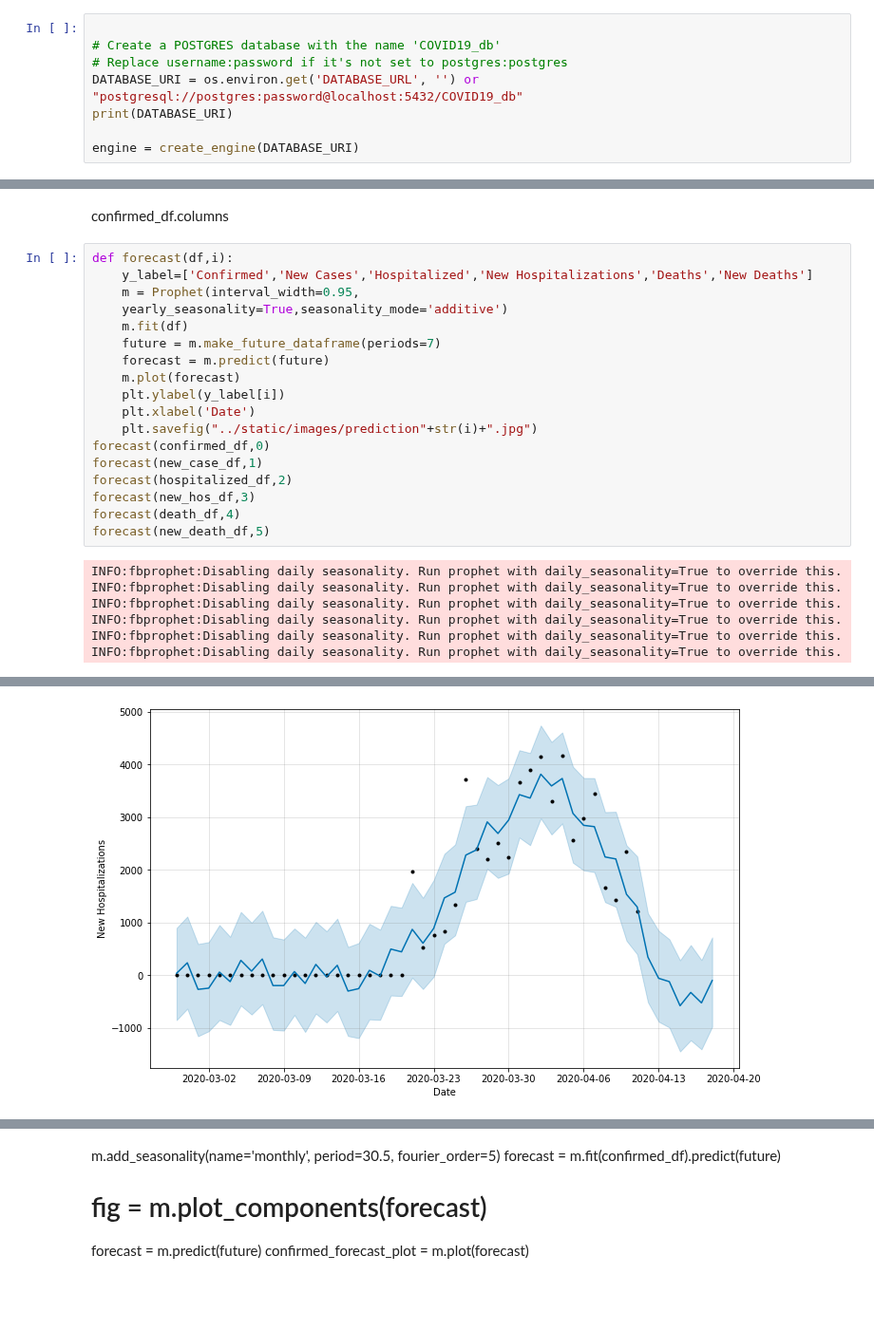
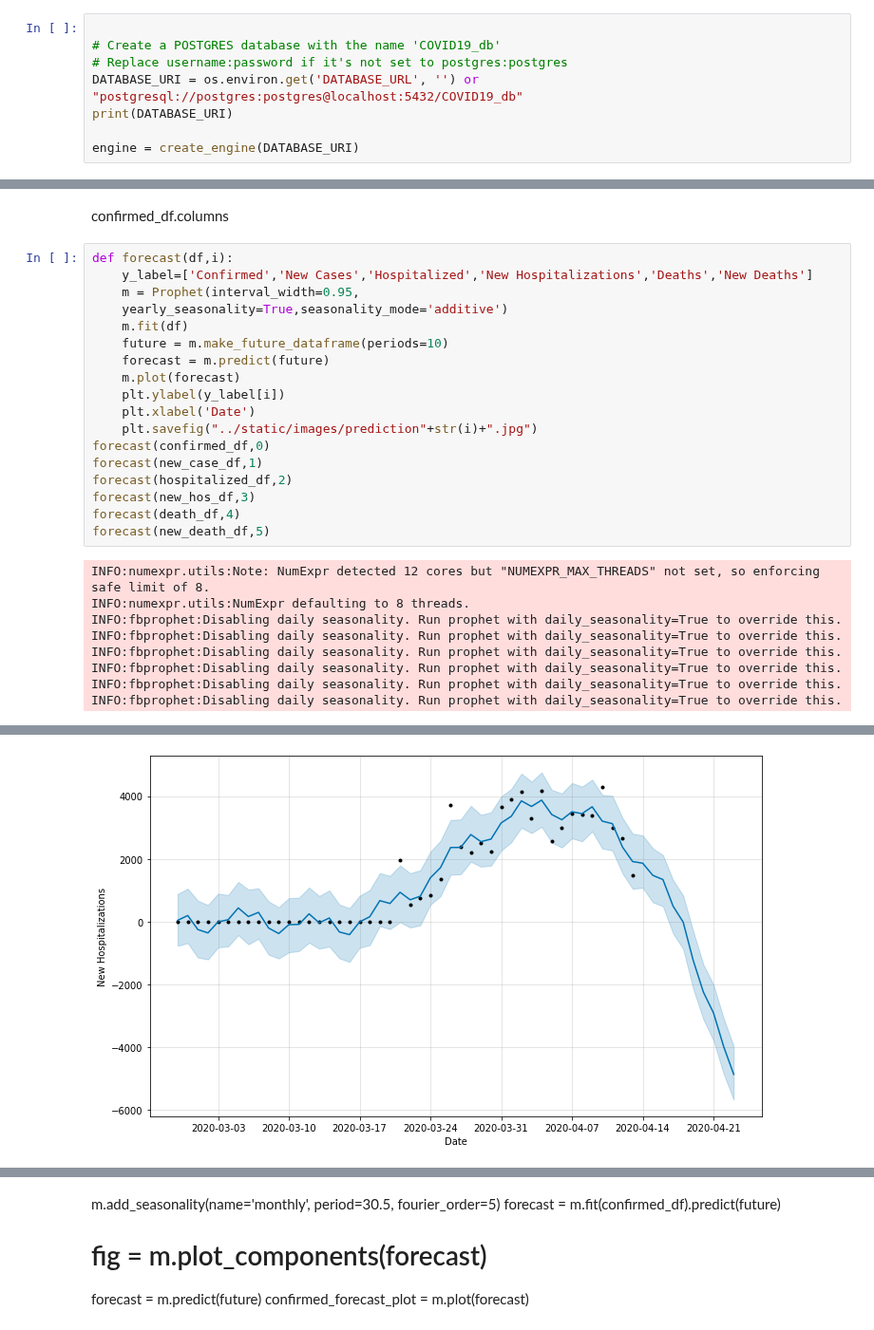
Before and after one commit to DutchDS/Final-Project, a Jupyter notebook: Leo's sandbox/covid_data_prediction.ipynb, the cells around one changed output, grey strips where cells are left out. Shown at 95% size. Drawn from its saved outputs; the diff is of its cells as text; blank space fills up the shorter version.

Commit message:
new images

```diff
--- a/Leo's sandbox/covid_data_prediction.ipynb
+++ b/Leo's sandbox/covid_data_prediction.ipynb
@@ -16,7 +18,7 @@ from fbprophet.plot import plot_plotly, add_changepoints_to_plot
 
 # Create a POSTGRES database with the name 'COVID19_db'
 # Replace username:password if it's not set to postgres:postgres
-DATABASE_URI = os.environ.get('DATABASE_URL', '') or "postgresql://postgres:password@localhost:5432/COVID19_db"
+DATABASE_URI = os.environ.get('DATABASE_URL', '') or "postgresql://postgres:postgres@localhost:5432/COVID19_db"
 print(DATABASE_URI)
 
 engine = create_engine(DATABASE_URI)
@@ -117,7 +119,7 @@ def forecast(df,i):
     m = Prophet(interval_width=0.95,
     yearly_seasonality=True,seasonality_mode='additive')
     m.fit(df)
-    future = m.make_future_dataframe(periods=7)
+    future = m.make_future_dataframe(periods=10)
     forecast = m.predict(future)
     m.plot(forecast)
     plt.ylabel(y_label[i])
@@ -130,6 +132,8 @@ forecast(new_hos_df,3)
 forecast(death_df,4)
 forecast(new_death_df,5)
 # %% [output]
+INFO:numexpr.utils:Note: NumExpr detected 12 cores but "NUMEXPR_MAX_THREADS" not set, so enforcing safe limit of 8.
+INFO:numexpr.utils:NumExpr defaulting to 8 threads.
 INFO:fbprophet:Disabling daily seasonality. Run prophet with daily_seasonality=True to override this.
 INFO:fbprophet:Disabling daily seasonality. Run prophet with daily_seasonality=True to override this.
 INFO:fbprophet:Disabling daily seasonality. Run prophet with daily_seasonality=True to override this.
@@ -142 +146 @@ INFO:fbprophet:Disabling daily seasonality. Run prophet with daily_seasonality=T
-[figure, old version]
+[figure, new version]
```
Also changed, not shown: parts of 3 cells of this notebook, 16 other files.
